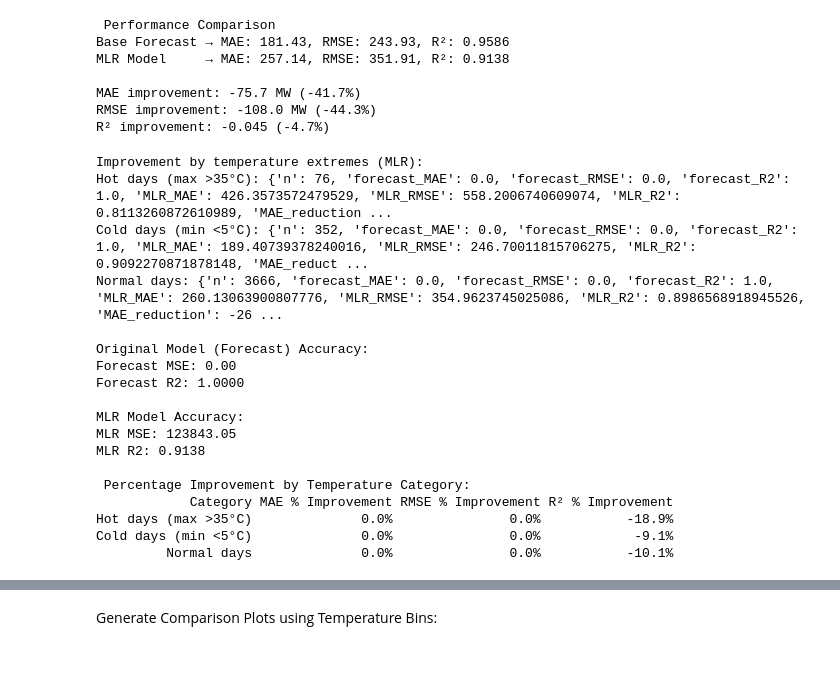
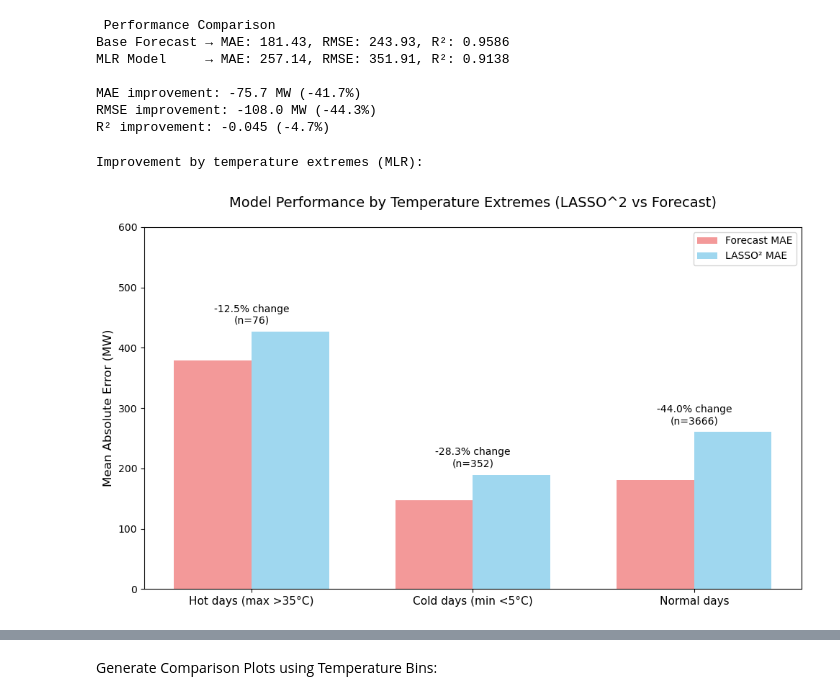
Before and after one commit to t-frank-unsw/zzsc9020-teamc, a Jupyter notebook: LizMLR.ipynb, the cells around one changed output, grey strips where cells are left out. Drawn from its saved outputs; the diff is of its cells as text; code cells hidden in the pictures; blank space fills up the shorter version.

Commit message:
Liz_MLR added performance by temp extreme graph

```diff
--- a/LizMLR.ipynb
+++ b/LizMLR.ipynb
@@ -777,7 +777,7 @@ results_df['ACTUAL'] = y
 results_df['PRED_MLR'] = y_pred_full
 
 # Base Model
-forecast_test = y_base
+forecast_test = df_daily['FORECASTDEMAND']['max']
 results_df['FORECAST'] = forecast_test.values
 
 # Residuals
@@ -822,61 +822,86 @@ def improvement_by_temp_extremes(dframe):
     result.update(comp(cold, "Cold days (min <5°C)"))
     result.update(comp(normal, "Normal days"))
 
+    # Plot Temperature Extremes
+    # Extract values from result dictionary
+    categories = list(result.keys())
+    forecast_mae = [result[cat]['forecast_MAE'] for cat in categories]
+    mlr_mae = [result[cat]['MLR_MAE'] for cat in categories]
+    n_values = [result[cat]['n'] for cat in categories]
+    mae_diff = [result[cat]['MAE_reduction'] for cat in categories]
+
+    # Bar positions
+    x = np.arange(len(categories))
+    width = 0.35
+
+    # Plot
+    fig, ax = plt.subplots(figsize=(10, 6))
+    bars1 = ax.bar(x - width/2, forecast_mae, width, label='Forecast MAE', color='lightcoral', alpha = 0.8)
+    bars2 = ax.bar(x + width/2, mlr_mae, width, label='LASSO² MAE', color='skyblue', alpha = 0.8)
+
+    # Annotate bars with % change and sample size
+    for i in range(len(categories)):
+        pct_change = (mae_diff[i] / forecast_mae[i]) * 100
+        ax.text(x[i], max(forecast_mae[i], mlr_mae[i]) + 10,
+            f"{pct_change:.1f}% change\n(n={n_values[i]})",
+            ha='center', va='bottom', fontsize=10)
+
+    # Labels and styling
+    ax.set_ylim(0, 600)
+    ax.set_ylabel('Mean Absolute Error (MW)', fontsize=12)
+    ax.set_title('Model Performance by Temperature Extremes (LASSO^2 vs Forecast)', fontsize=14, pad=20)
+    ax.set_xticks(x)
+    ax.set_xticklabels(categories, fontsize=11)
+    ax.legend()
+
+
+    plt.tight_layout()
+    plt.show()
+
+
     for key, values in result.items():
         clean_values = {k: float(v) if isinstance(v, np.generic) else v for k, v in values.items()}
         print(f"{key}: {clean_values}")
 
     # Compare to original model (forecast) accuracy
     print("\nOriginal Model (Forecast) Accuracy:")
-    mse_forecast = mean_squared_error(dframe['ACTUAL'], dframe['FORECAST'])
+    mae_forecast = mean_absolute_error(dframe['ACTUAL'], dframe['FORECAST'])
+    rmse_forecast = math.sqrt(mean_squared_error(dframe['ACTUAL'], dframe['FORECAST']))
     r2_forecast = r2_score(dframe['ACTUAL'], dframe['FORECAST'])
-    print(f"Forecast MSE: {mse_forecast:.2f}")
+    print(f"Forecast MAE: {mae_forecast:.2f}")
+    print(f"Forecast RMSE: {rmse_forecast:.2f}")
     print(f"Forecast R2: {r2_forecast:.4f}")
 
     print("\nMLR Model Accuracy:")
-    mse_mlr = mean_squared_error(dframe['ACTUAL'], dframe['PRED_MLR'])
+    mae_mlr = mean_absolute_error(dframe['ACTUAL'], dframe['PRED_MLR'])
+    rmse_mlr = math.sqrt(mean_squared_error(dframe['ACTUAL'], dframe['PRED_MLR']))
     r2_mlr = r2_score(dframe['ACTUAL'], dframe['PRED_MLR'])
-    print(f"MLR MSE: {mse_mlr:.2f}")
+    print(f"MLR MAE: {mae_mlr:.2f}")
+    print(f"MLR RMSE: {rmse_mlr:.2f}")
     print(f"MLR R2: {r2_mlr:.4f}")
     return result
 
 
 result = improvement_by_temp_extremes(results_df)
 
 
 # Create summary table of % improvements
 print("\n Percentage Improvement by Temperature Category:")
 summary = []
 for label, values in result.items():
         mae_pct = (values["MAE_reduction"] / values["forecast_MAE"] * 100) if values["forecast_MAE"] != 0 else 0
         rmse_pct = (values["RMSE_reduction"] / values["forecast_RMSE"] * 100) if values["forecast_RMSE"] != 0 else 0
         r2_pct = (values["R2_improvement"] / abs(values["forecast_R2"]) * 100) if values["forecast_R2"] != 0 else 0
         summary.append({
             "Category": label,
             "MAE % Improvement": f"{mae_pct:.1f}%",
             "RMSE % Improvement": f"{rmse_pct:.1f}%",
             "R² % Improvement": f"{r2_pct:.1f}%"
         })
 
 # Display as table
 summary_df = pd.DataFrame(summary)
 print(summary_df.to_string(index=False))
 # %% [output]
 Improvement by temperature extremes (MLR):
-Hot days (max >35°C): {'n': 76, 'forecast_MAE': 0.0, 'forecast_RMSE': 0.0, 'forecast_R2': 1.0, 'MLR_MAE': 426.3573572479529, 'MLR_RMSE': 558.2006740609074, 'MLR_R2': 0.8113260872610989, 'MAE_reduction ...
-Cold days (min <5°C): {'n': 352, 'forecast_MAE': 0.0, 'forecast_RMSE': 0.0, 'forecast_R2': 1.0, 'MLR_MAE': 189.40739378240016, 'MLR_RMSE': 246.70011815706275, 'MLR_R2': 0.9092270871878148, 'MAE_reduct ...
-Normal days: {'n': 3666, 'forecast_MAE': 0.0, 'forecast_RMSE': 0.0, 'forecast_R2': 1.0, 'MLR_MAE': 260.13063900807776, 'MLR_RMSE': 354.9623745025086, 'MLR_R2': 0.8986568918945526, 'MAE_reduction': -26 ...
-
-Original Model (Forecast) Accuracy:
-Forecast MSE: 0.00
-Forecast R2: 1.0000
-
-MLR Model Accuracy:
-MLR MSE: 123843.05
-MLR R2: 0.9138
-
- Percentage Improvement by Temperature Category:
-            Category MAE % Improvement RMSE % Improvement R² % Improvement
-Hot days (max >35°C)              0.0%               0.0%           -18.9%
-Cold days (min <5°C)              0.0%               0.0%            -9.1%
-         Normal days              0.0%               0.0%           -10.1%
+[figure, added]
```
Also changed, not shown: parts of 1 cell of this notebook, 5 other files.
